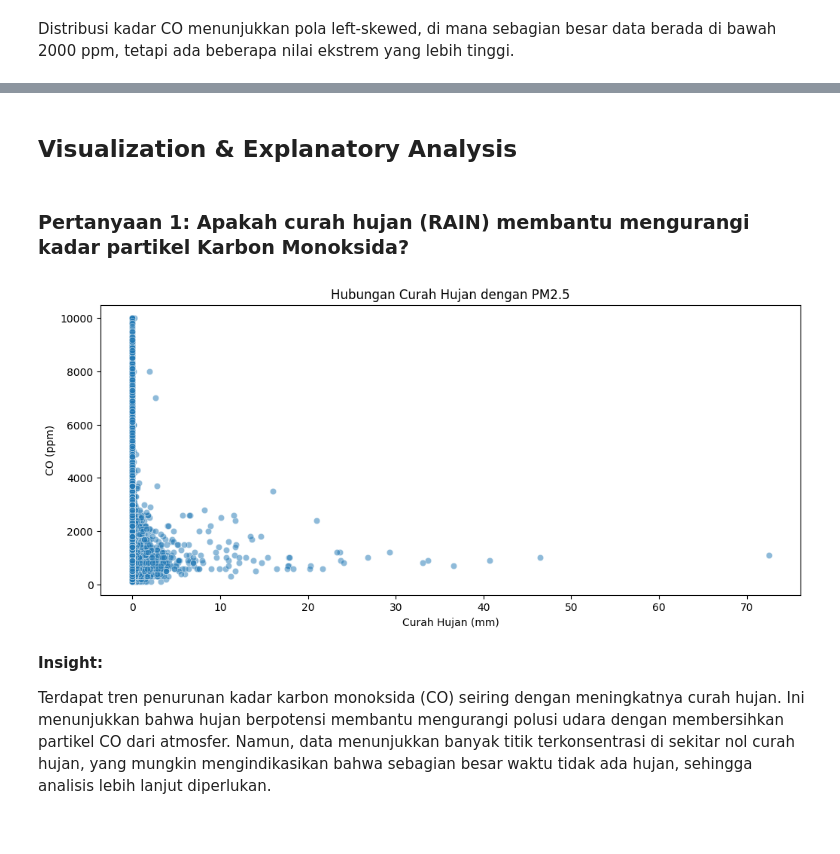
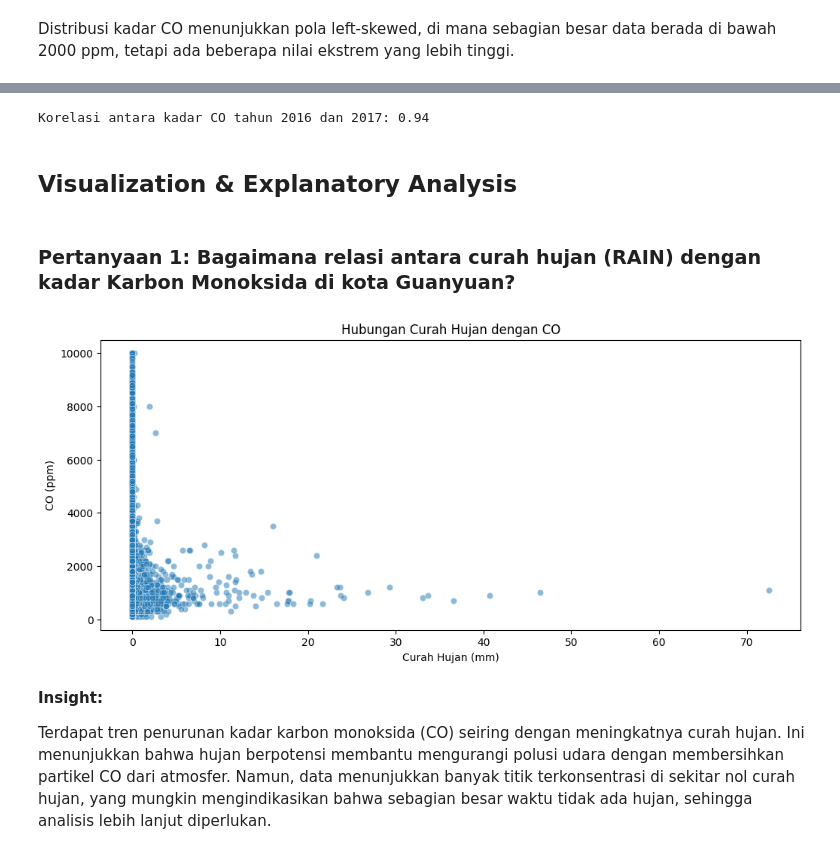
Before and after one commit to NauvalGymnasti/Air_Quality_Dataset_Analysis_Project, a Jupyter notebook: notebook.ipynb, the cells around one changed output, grey strips where cells are left out. Cells and saved outputs as stored; diff of their text form; code cells hidden in the pictures.

```diff
--- a/notebook.ipynb
+++ b/notebook.ipynb
@@ -31,6 +26,6 @@ Mounted at /content/drive
 # %%
 # Memuat dataset PRSA_Data_Guanyuan_20130301-20170228.csv
-df_prsa = pd.read_csv("/content/drive/MyDrive/Colab Notebooks/PRSA_Data_Guanyuan_20130301-20170228.csv")
+df_prsa = pd.read_csv("data/PRSA_Data_Guanyuan_20130301-20170228.csv")
 df_prsa.shape
 df_prsa.head()
 # %% [output]
@@ -341,17 +382,23 @@ Distribusi kadar CO menunjukkan pola left-skewed, di mana sebagian besar data be
+# %%
+# Analisis korelasi
+correlation = co_trend.corr().iloc[0, 1]
+print(f"Korelasi antara kadar CO tahun 2016 dan 2017: {correlation:.2f}")
+# %% [output]
+Korelasi antara kadar CO tahun 2016 dan 2017: 0.94
 # %% [markdown]
 ## Visualization & Explanatory Analysis
 # %% [markdown]
-### Pertanyaan 1: Apakah curah hujan (RAIN) membantu mengurangi kadar partikel Karbon Monoksida?
+### Pertanyaan 1: Bagaimana relasi antara curah hujan (RAIN) dengan kadar Karbon Monoksida di kota Guanyuan?
 # %%
 # Scatter plot antara curah hujan dan karbon monoksida
 plt.figure(figsize=(12,5))
 sns.scatterplot(x=df_prsa['RAIN'], y=df_prsa['CO'], alpha=0.5)
 plt.xlabel('Curah Hujan (mm)')
 plt.ylabel('CO (ppm)')
-plt.title('Hubungan Curah Hujan dengan PM2.5')
+plt.title('Hubungan Curah Hujan dengan CO')
 plt.show()
 # %% [output]
-[figure, old version]
+[figure, new version]
 # %% [markdown]
 **Insight:**
 
```
Also changed, not shown: parts of 14 cells of this notebook.
